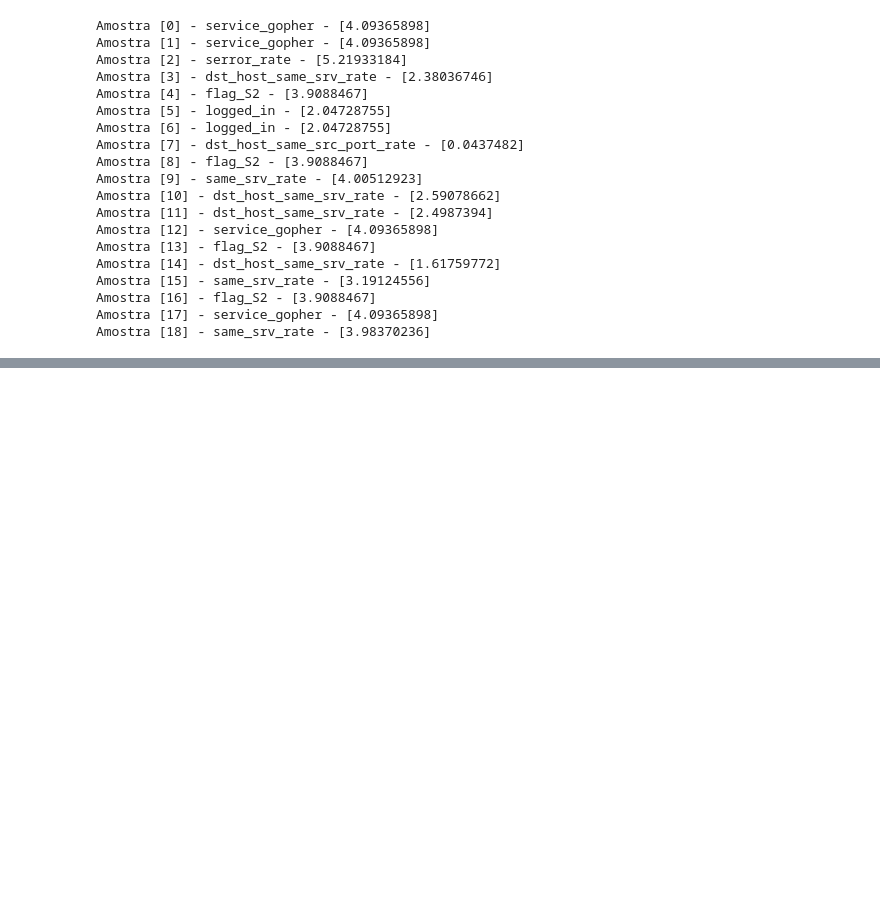
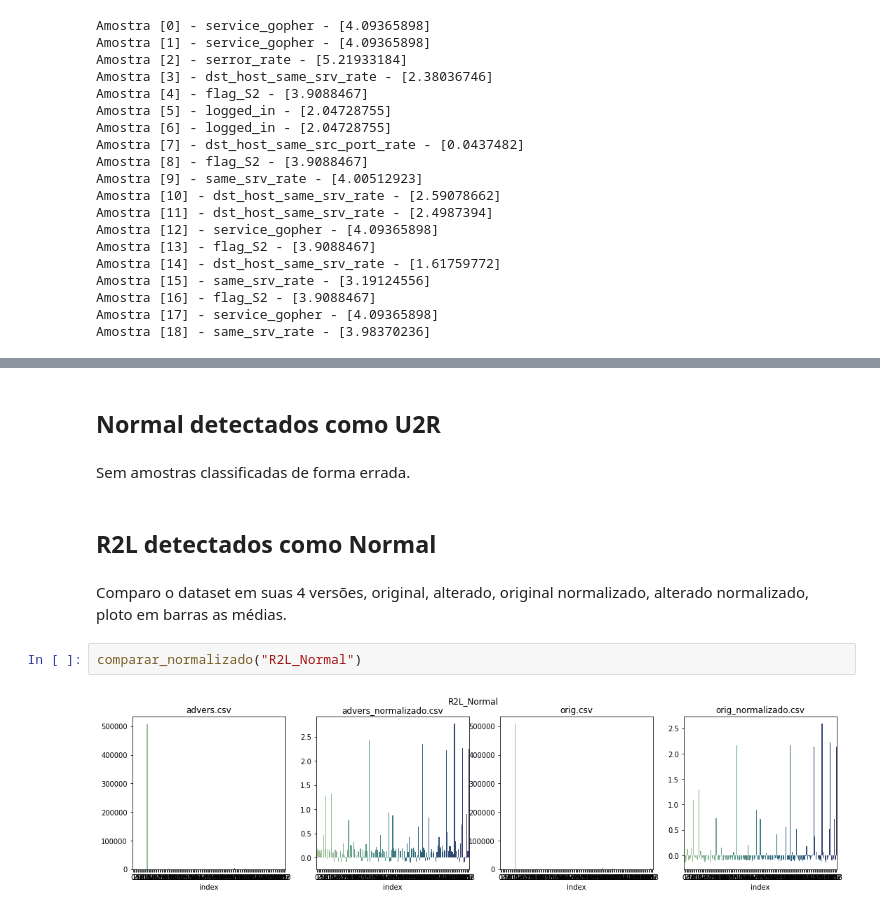
Before and after one commit to luizfcharry/visualizacoes, a Jupyter notebook: visualizacoes.ipynb, the cells around one changed output, grey strips where cells are left out. Saved outputs shown, nothing was run; the diff lists cells and outputs as text; blank space fills up the shorter version.

```diff
--- a/visualizacoes.ipynb
+++ b/visualizacoes.ipynb
@@ -224,0 +269,12 @@ Amostra [18] - same_srv_rate - [3.98370236]
+# %% [markdown]
+<h2>Normal detectados como U2R</h2>
+# %% [markdown]
+Sem amostras classificadas de forma errada.
+# %% [markdown]
+<h2>R2L detectados como Normal</h2>
+# %% [markdown]
+Comparo o dataset em suas 4 versões, original, alterado, original normalizado, alterado normalizado, ploto em barras as médias.
+# %%
+comparar_normalizado("R2L_Normal")
+# %% [output]
+[figure, added]
```
Also changed, not shown: parts of 24 cells of this notebook, 12 other files.
